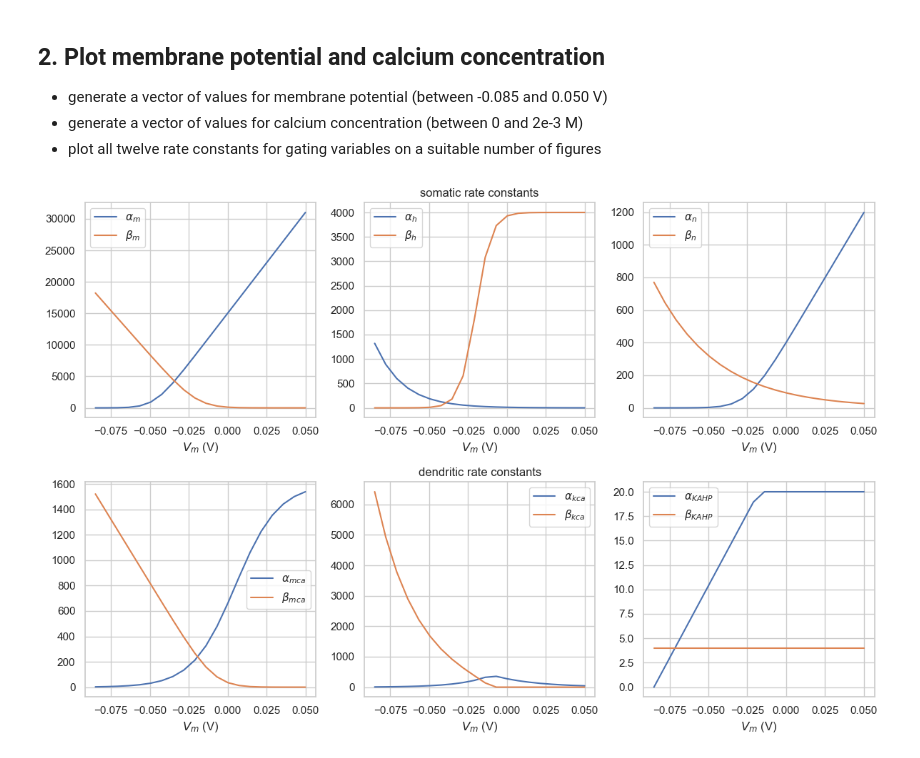
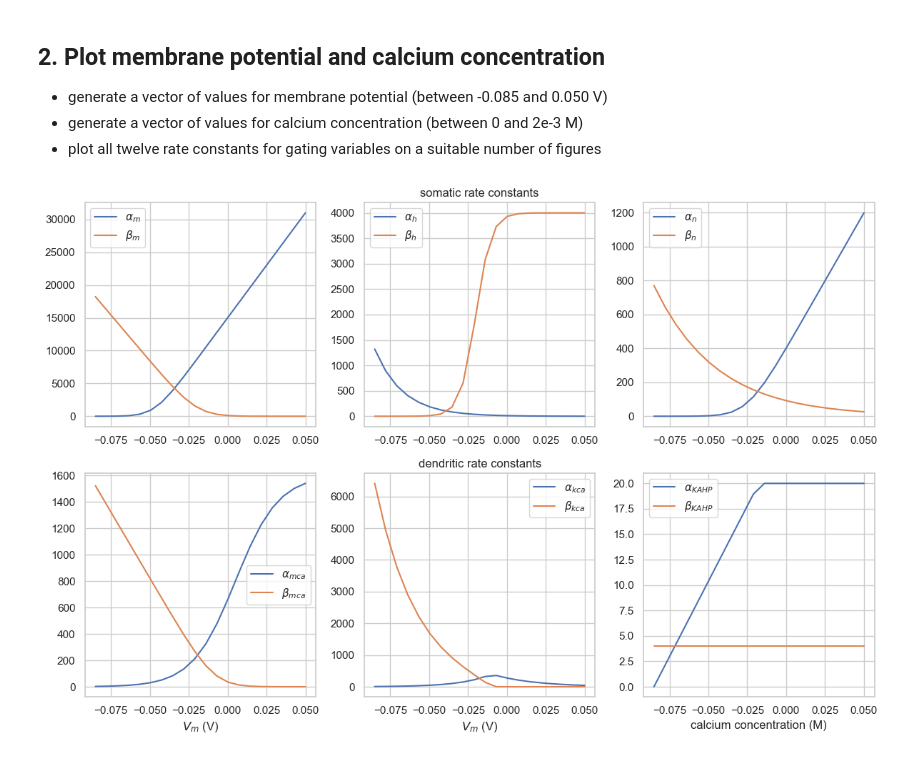
Before and after one commit to polsen99/intro_comp_neuro, a Jupyter notebook: tutorial 4.3 - two-compartment model of intrinsically bursting neuron.ipynb, the cells around one changed output. Cells and saved outputs as stored; diff of their text form; code cells hidden in the pictures.

```diff
--- a/tutorial 4.3 - two-compartment model of intrinsically bursting neuron.ipynb
+++ b/tutorial 4.3 - two-compartment model of intrinsically bursting neuron.ipynb
@@ -120,36 +120,39 @@ alpha_m, beta_m, alpha_h, beta_h, alpha_n, beta_n = soma_gating(vm_values)
 # %%
 sns.set(style='whitegrid')
 fig, ax = plt.subplots(2, 3, figsize=(12, 8))
 
 soma_data = [(alpha_m, beta_m, '$\\alpha_m$', '$\\beta_m$'),
              (alpha_h, beta_h, '$\\alpha_h$', '$\\beta_h$'),
              (alpha_n, beta_n, '$\\alpha_n$', '$\\beta_n$')]
 
-soma_data = [(alpha_mca, beta_mca, '$\\alpha_{mca}$', '$\\beta_{mca}$'),
+dend_data = [(alpha_mca, beta_mca, '$\\alpha_{mca}$', '$\\beta_{mca}$'),
              (alpha_kca, beta_kca, '$\\alpha_{kca}$', '$\\beta_{kca}$'),
              (alpha_kahp, beta_kahp, '$\\alpha_{KAHP}$', '$\\beta_{KAHP}$')]
 
 # somatic
-for i, (alpha, beta, label_alpha, label_beta) in enumerate(data_soma):
+for i, (alpha, beta, label_alpha, label_beta) in enumerate(soma_data):
     ax[0, i].plot(vm_values, alpha, label=label_alpha)
     ax[0, i].plot(vm_values, beta, label=label_beta)
-    ax[0, i].set_xlabel('$V_m$ (V)')
+    ax[1, i].set_xlabel('$V_m$ (V)')
 
 # dendritic
-for i, (alpha, beta, label_alpha, label_beta) in enumerate(data_dend):
+for i, (alpha, beta, label_alpha, label_beta) in enumerate(dend_data):
     ax[1, i].plot(vm_values, alpha, label=label_alpha)
     ax[1, i].plot(vm_values, beta, label=label_beta)
-    ax[1, i].set_xlabel('$V_m$ (V)')
+    if i == 2:
+        ax[1, i].set_xlabel('calcium concentration (M)')
+    else:
+        ax[1, i].set_xlabel('$V_m$ (V)')
 
 # titles
 ax[0, 1].set_title('somatic rate constants')
 ax[1, 1].set_title('dendritic rate constants')
 
 # legends
 for row in ax:
     for col in row:
         col.legend()
 
 plt.tight_layout()
 # %% [output]
-[figure, old version]
+[figure, new version]
```
Also changed, not shown: parts of 11 cells of this notebook.
